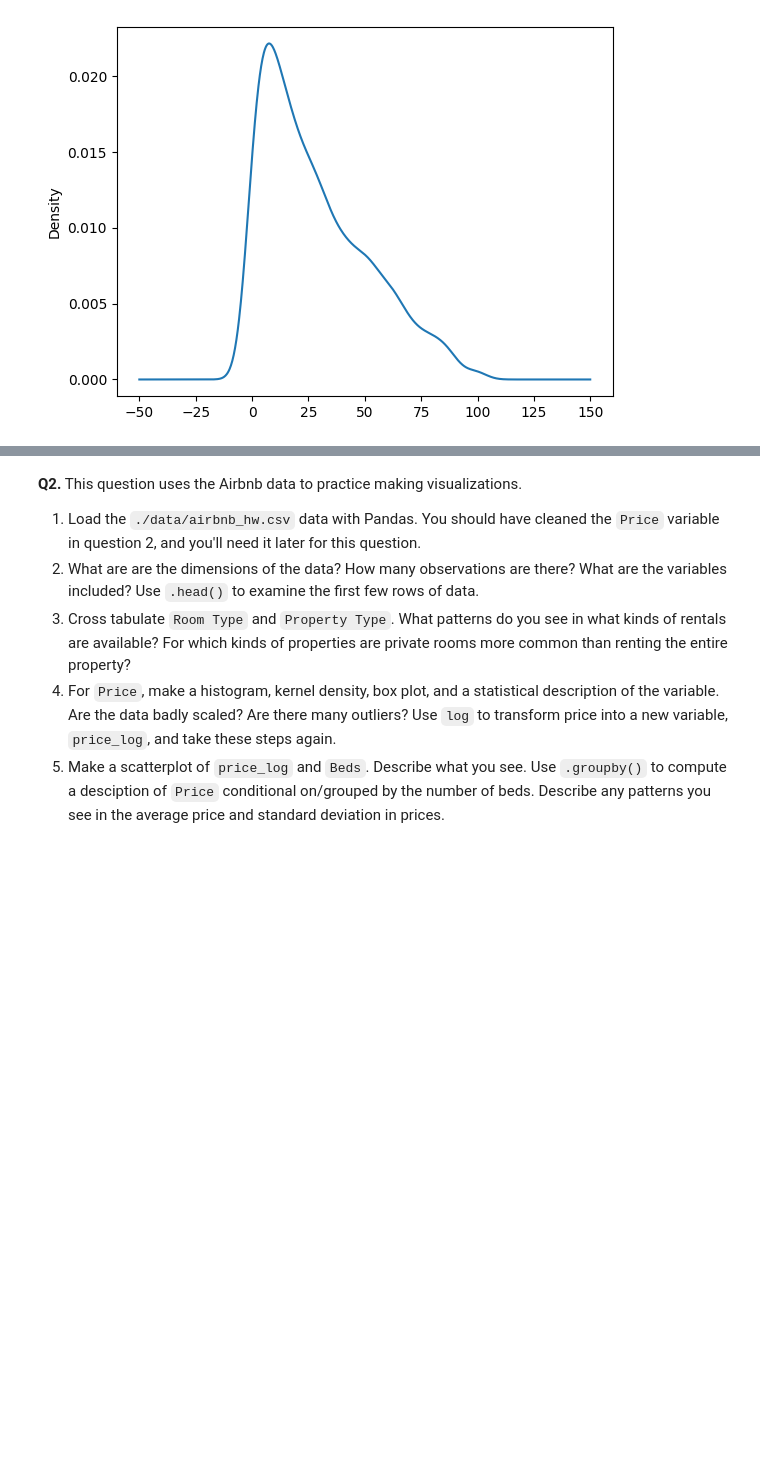
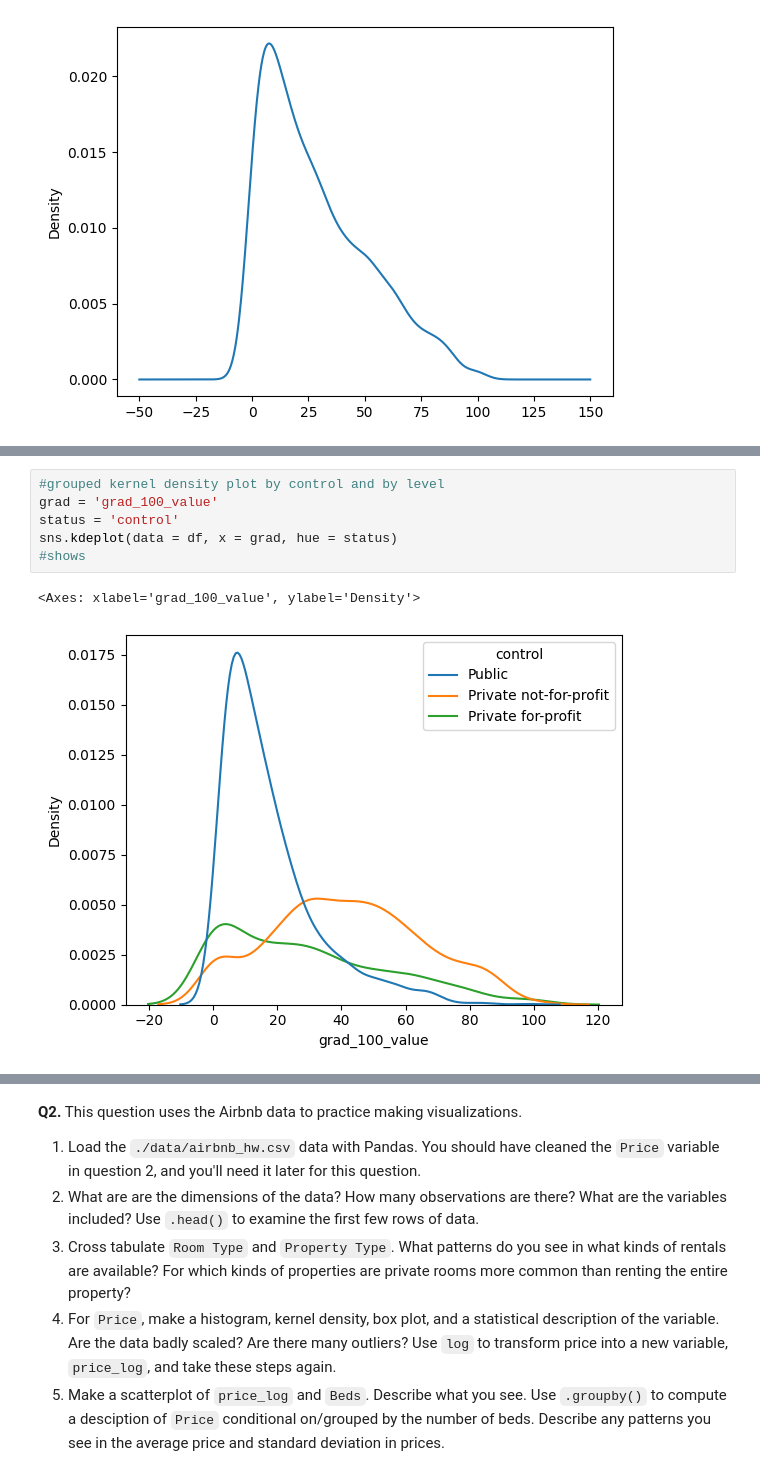
Before and after one commit to cwynne12/visualization, a Jupyter notebook: assignment/assignment.ipynb, the cells around one changed output, grey strips where cells are left out. Saved outputs shown, nothing was run; the diff lists cells and outputs as text; blank space fills up the shorter version.

```diff
--- a/assignment/assignment.ipynb
+++ b/assignment/assignment.ipynb
@@ -79,0 +94,9 @@ df['grad_100_value'].plot.density() #kernel density plot; shows us that the data
+# %%
+#grouped kernel density plot by control and by level
+grad = 'grad_100_value'
+status = 'control'
+sns.kdeplot(data = df, x = grad, hue = status)
+#shows
+# %% [output]
+<Axes: xlabel='grad_100_value', ylabel='Density'>
+[figure, added]
```
Also changed, not shown: parts of 8 cells of this notebook.
